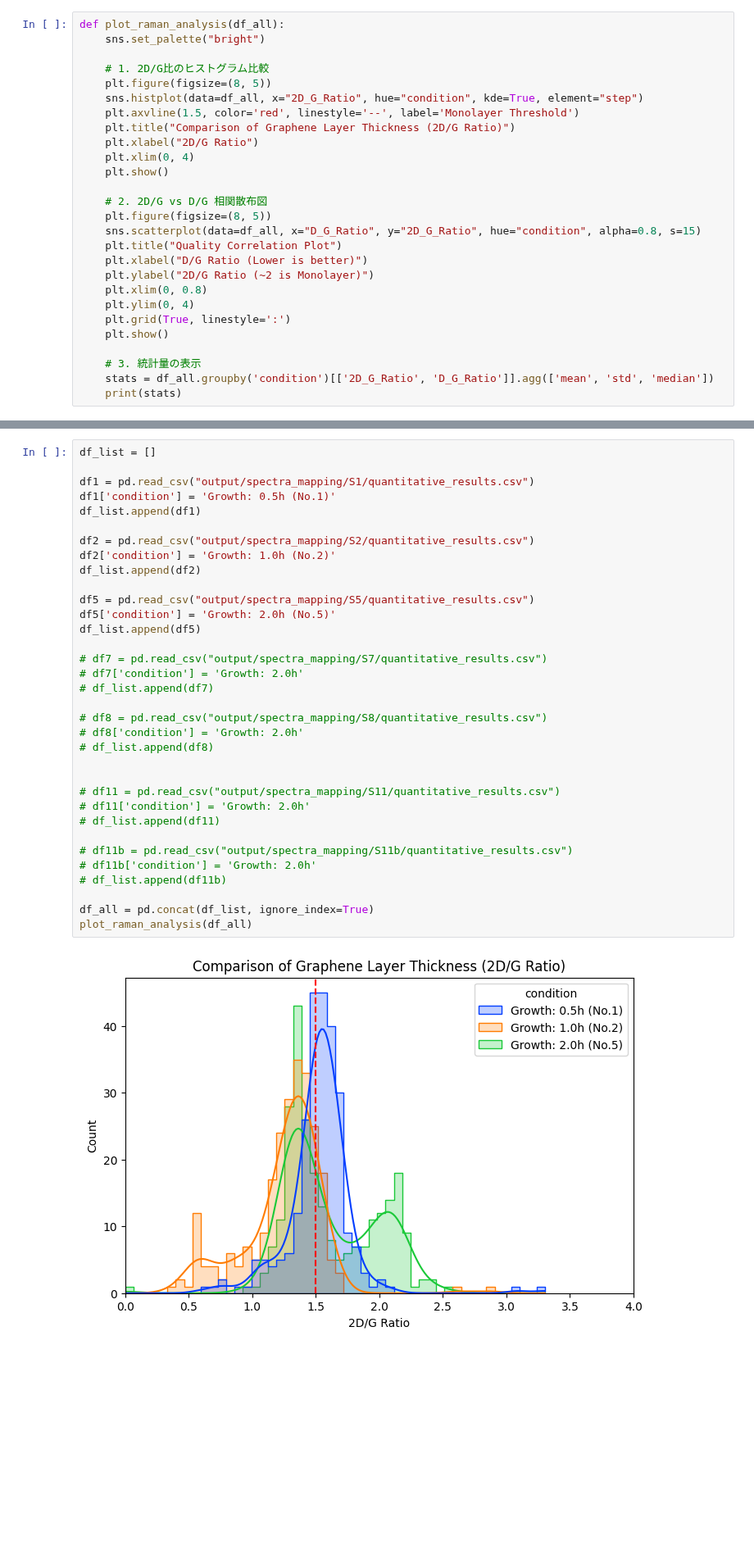
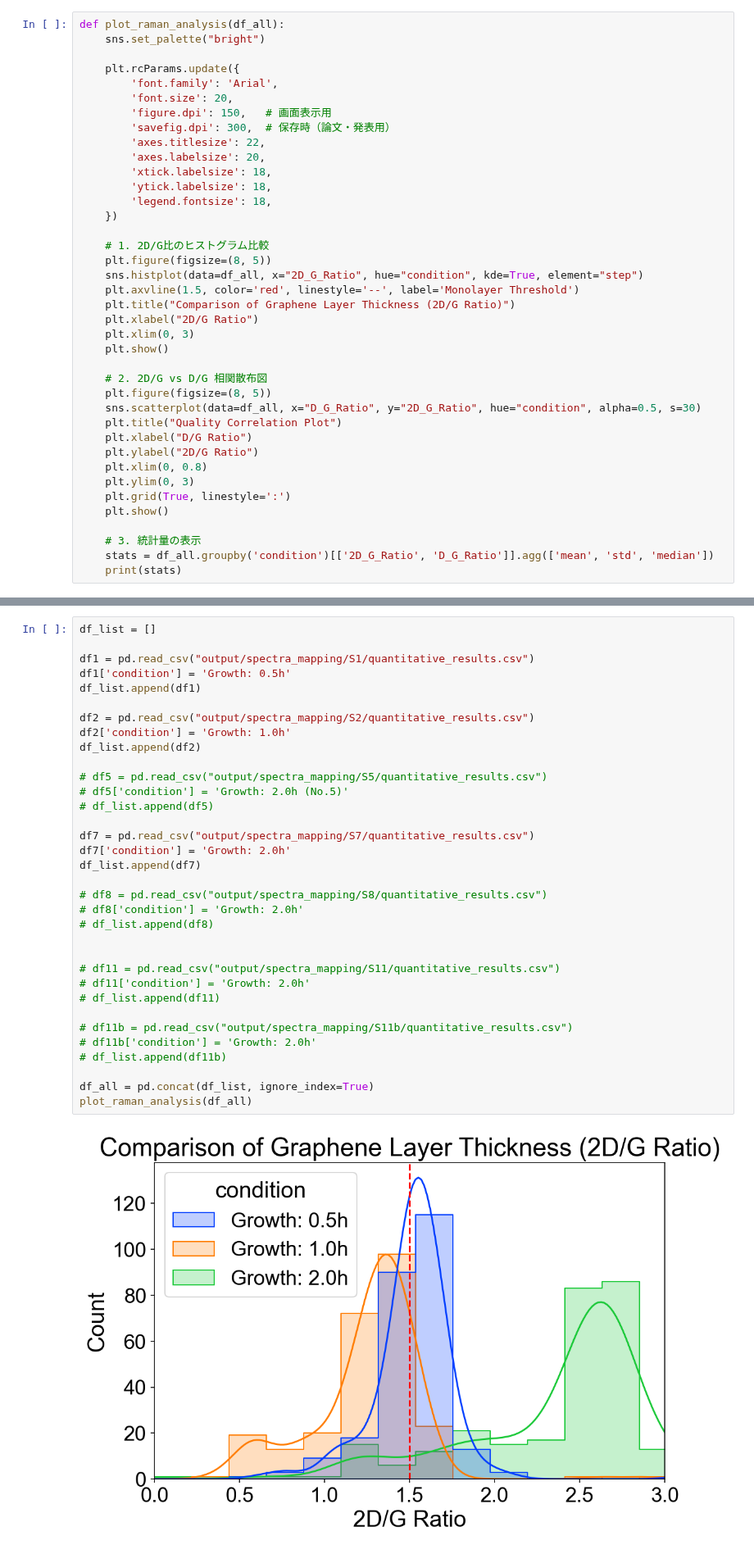
Before and after one commit to ebinakai/katolab-graph-visualize, a Jupyter notebook: graphen.ipynb, the cells around one changed output, grey strips where cells are left out. Shown at 82% size. Cells and saved outputs as stored; diff of their text form; blank space fills up the shorter version.

```diff
--- a/graphen.ipynb
+++ b/graphen.ipynb
@@ -5,6 +5,18 @@ import matplotlib.pyplot as plt
 # %%
 def plot_raman_analysis(df_all):
     sns.set_palette("bright")
+
+    plt.rcParams.update({
+        'font.family': 'Arial',
+        'font.size': 20,
+        'figure.dpi': 150,   # 画面表示用
+        'savefig.dpi': 300,  # 保存時（論文・発表用）
+        'axes.titlesize': 22,
+        'axes.labelsize': 20,
+        'xtick.labelsize': 18,
+        'ytick.labelsize': 18,
+        'legend.fontsize': 18,
+    })
 
     # 1. 2D/G比のヒストグラム比較
     plt.figure(figsize=(8, 5))
@@ -12,17 +24,17 @@ def plot_raman_analysis(df_all):
     plt.axvline(1.5, color='red', linestyle='--', label='Monolayer Threshold')
     plt.title("Comparison of Graphene Layer Thickness (2D/G Ratio)")
     plt.xlabel("2D/G Ratio")
-    plt.xlim(0, 4)
+    plt.xlim(0, 3)
     plt.show()
 
     # 2. 2D/G vs D/G 相関散布図
     plt.figure(figsize=(8, 5))
-    sns.scatterplot(data=df_all, x="D_G_Ratio", y="2D_G_Ratio", hue="condition", alpha=0.8, s=15)
+    sns.scatterplot(data=df_all, x="D_G_Ratio", y="2D_G_Ratio", hue="condition", alpha=0.5, s=30)
     plt.title("Quality Correlation Plot")
-    plt.xlabel("D/G Ratio (Lower is better)")
-    plt.ylabel("2D/G Ratio (~2 is Monolayer)")
+    plt.xlabel("D/G Ratio")
+    plt.ylabel("2D/G Ratio")
     plt.xlim(0, 0.8)
-    plt.ylim(0, 4)
+    plt.ylim(0, 3)
     plt.grid(True, linestyle=':')
     plt.show()
 
@@ -58,36 +68,36 @@ CH4:5sccm (No.12)   0.115634
 # %%
 df_list = []
 
 df1 = pd.read_csv("output/spectra_mapping/S1/quantitative_results.csv")
-df1['condition'] = 'Growth: 0.5h (No.1)'
+df1['condition'] = 'Growth: 0.5h'
 df_list.append(df1)
 
 df2 = pd.read_csv("output/spectra_mapping/S2/quantitative_results.csv")
-df2['condition'] = 'Growth: 1.0h (No.2)'
+df2['condition'] = 'Growth: 1.0h'
 df_list.append(df2)
 
-df5 = pd.read_csv("output/spectra_mapping/S5/quantitative_results.csv")
-df5['condition'] = 'Growth: 2.0h (No.5)'
-df_list.append(df5)
+# df5 = pd.read_csv("output/spectra_mapping/S5/quantitative_results.csv")
+# df5['condition'] = 'Growth: 2.0h (No.5)'
+# df_list.append(df5)
 
-# df7 = pd.read_csv("output/spectra_mapping/S7/quantitative_results.csv")
-# df7['condition'] = 'Growth: 2.0h'
-# df_list.append(df7)
+df7 = pd.read_csv("output/spectra_mapping/S7/quantitative_results.csv")
+df7['condition'] = 'Growth: 2.0h'
+df_list.append(df7)
 
 # df8 = pd.read_csv("output/spectra_mapping/S8/quantitative_results.csv")
 # df8['condition'] = 'Growth: 2.0h'
 # df_list.append(df8)
 
 
 # df11 = pd.read_csv("output/spectra_mapping/S11/quantitative_results.csv")
 # df11['condition'] = 'Growth: 2.0h'
 # df_list.append(df11)
 
 # df11b = pd.read_csv("output/spectra_mapping/S11b/quantitative_results.csv")
 # df11b['condition'] = 'Growth: 2.0h'
 # df_list.append(df11b)
 
 df_all = pd.concat(df_list, ignore_index=True)
 plot_raman_analysis(df_all)
 # %% [output]
-[figure, old version]
+[figure, new version]
```
Also changed, not shown: parts of 3 cells of this notebook, 3 other files.
